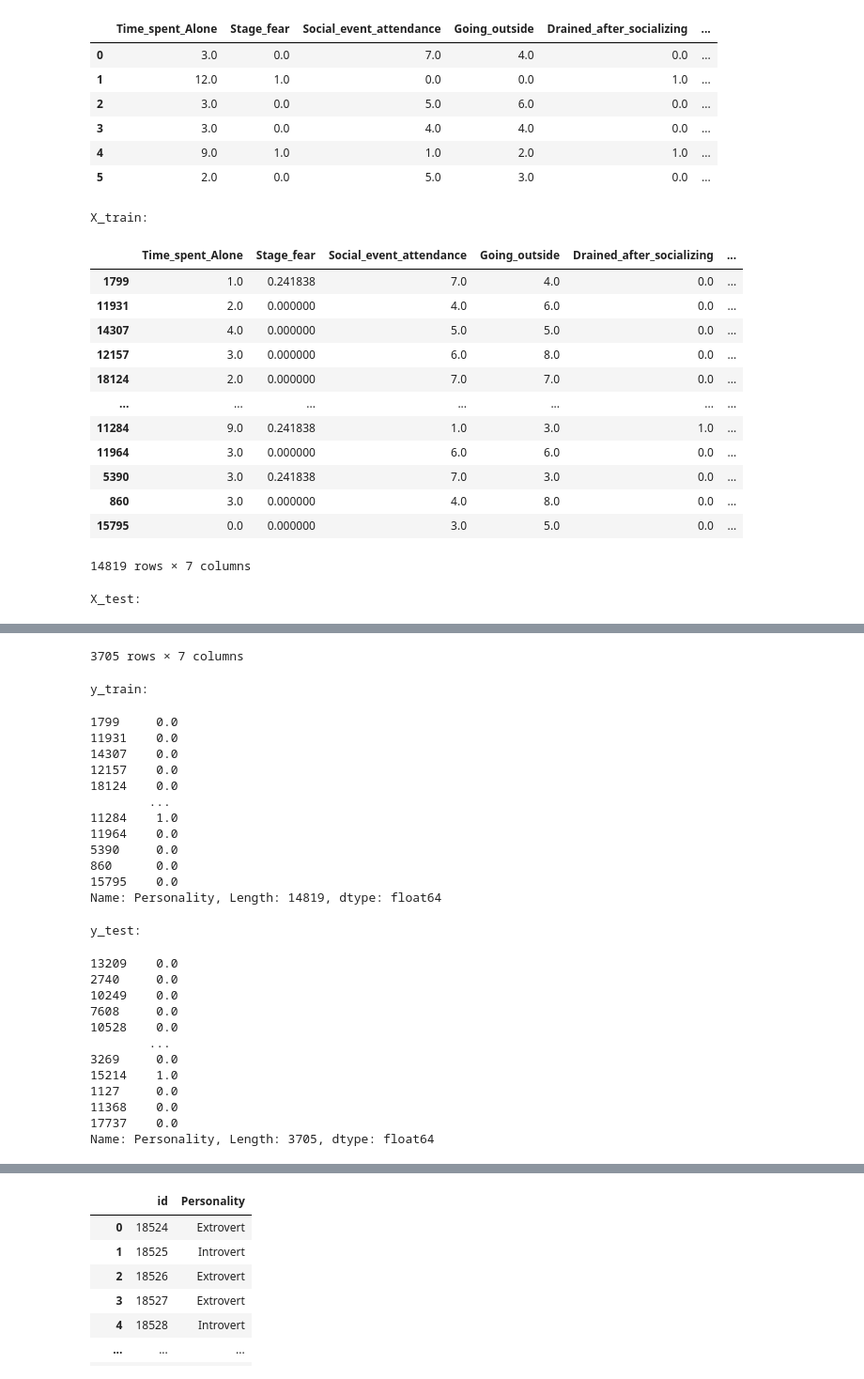
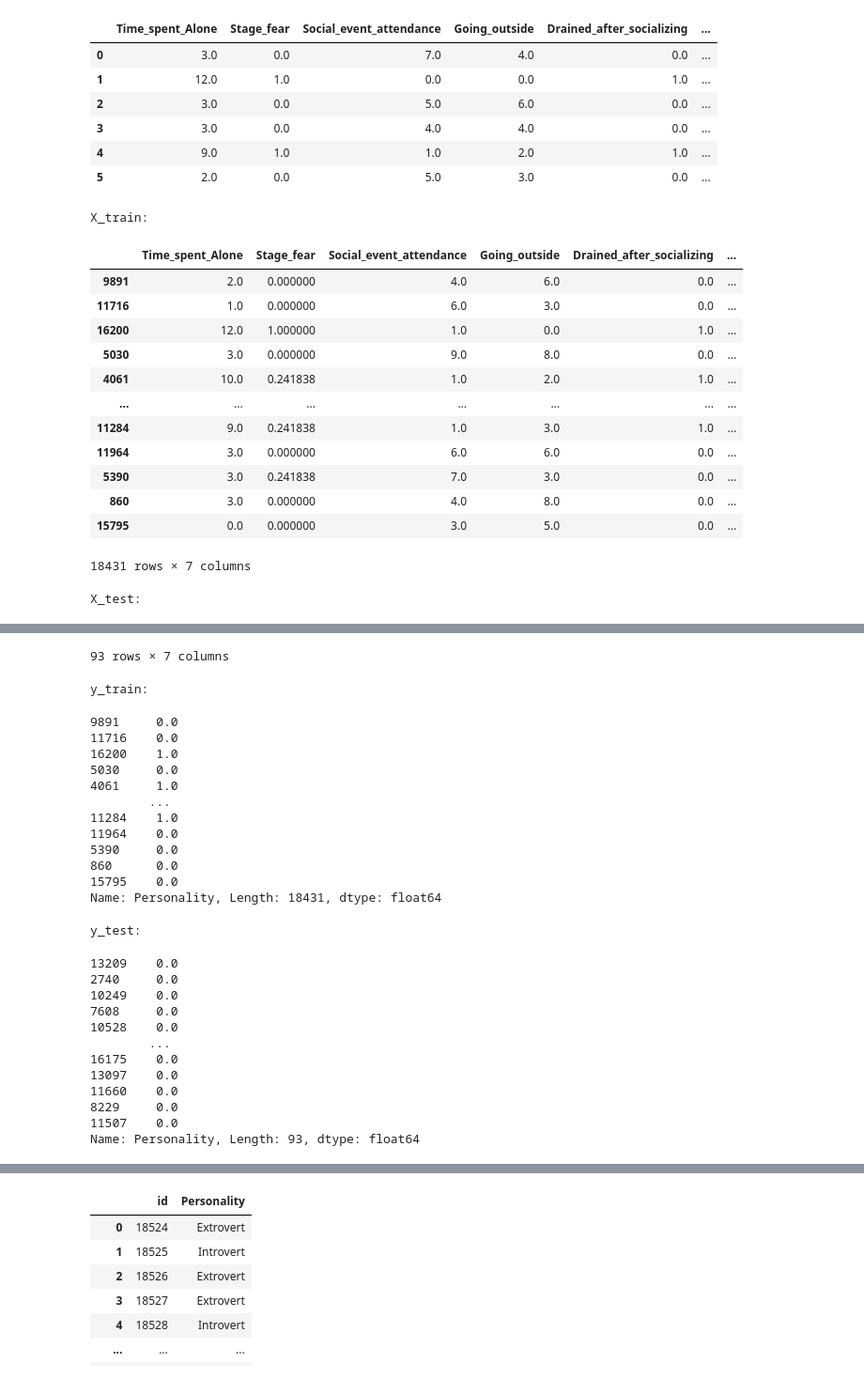
Before and after one commit to P1N60/introvert_vs_extrovert_classifier, a Jupyter notebook: notebooks/main.ipynb, the cells around one changed output, grey strips where cells are left out. Shown: that part at 94% size. Cells and saved outputs as stored; diff of their text form; code cells hidden in the pictures.

Commit message:
9. attempt reduced test size

```diff
--- a/notebooks/main.ipynb
+++ b/notebooks/main.ipynb
@@ -69,34 +69,34 @@ Cleaned Test DataFrame:
 # %%
 df = train_df
 X_train, X_test, y_train, y_test = train_test_split(
     df.drop(["Personality"], axis=1),
     df["Personality"],
-    test_size=0.20,
+    test_size=0.005,
     random_state=42
 )
 
 print("X_train:")
 display(X_train)
 print("X_test:")
 display(X_test)
 print("y_train:")
 display(y_train)
 print("y_test:")
 display(y_test)
 # %% [output]
 X_train:
 |  | Time_spent_Alone | Stage_fear | Social_event_attendance | Going_outside | Drained_after_socializing | ... |
-| 1799 | 1.0 | 0.241838 | 7.0 | 4.0 | 0.0 | ... |
-| 11931 | 2.0 | 0.000000 | 4.0 | 6.0 | 0.0 | ... |
-| 14307 | 4.0 | 0.000000 | 5.0 | 5.0 | 0.0 | ... |
-| 12157 | 3.0 | 0.000000 | 6.0 | 8.0 | 0.0 | ... |
-| 18124 | 2.0 | 0.000000 | 7.0 | 7.0 | 0.0 | ... |
+| 9891 | 2.0 | 0.000000 | 4.0 | 6.0 | 0.0 | ... |
+| 11716 | 1.0 | 0.000000 | 6.0 | 3.0 | 0.0 | ... |
+| 16200 | 12.0 | 1.000000 | 1.0 | 0.0 | 1.0 | ... |
+| 5030 | 3.0 | 0.000000 | 9.0 | 8.0 | 0.0 | ... |
+| 4061 | 10.0 | 0.241838 | 1.0 | 2.0 | 1.0 | ... |
 | ... | ... | ... | ... | ... | ... | ... |
 | 11284 | 9.0 | 0.241838 | 1.0 | 3.0 | 1.0 | ... |
 | 11964 | 3.0 | 0.000000 | 6.0 | 6.0 | 0.0 | ... |
 | 5390 | 3.0 | 0.241838 | 7.0 | 3.0 | 0.0 | ... |
 | 860 | 3.0 | 0.000000 | 4.0 | 8.0 | 0.0 | ... |
 | 15795 | 0.0 | 0.000000 | 3.0 | 5.0 | 0.0 | ... |
-14819 rows × 7 columns
+18431 rows × 7 columns
 X_test:
 |  | Time_spent_Alone | Stage_fear | Social_event_attendance | Going_outside | Drained_after_socializing | ... |
@@ -114,17 +114,17 @@ X_test:
-3705 rows × 7 columns
+93 rows × 7 columns
 y_train:
-1799     0.0
-11931    0.0
-14307    0.0
-12157    0.0
-18124    0.0
+9891     0.0
+11716    0.0
+16200    1.0
+5030     0.0
+4061     1.0
         ...
 11284    1.0
 11964    0.0
 5390     0.0
 860      0.0
 15795    0.0
-Name: Personality, Length: 14819, dtype: float64
+Name: Personality, Length: 18431, dtype: float64
 y_test:
 13209    0.0
 2740     0.0
@@ -132,12 +132,12 @@ y_test:
 7608     0.0
 10528    0.0
         ...
-3269     0.0
-15214    1.0
-1127     0.0
-11368    0.0
-17737    0.0
-Name: Personality, Length: 3705, dtype: float64
+16175    0.0
+13097    0.0
+11660    0.0
+8229     0.0
+11507    0.0
+Name: Personality, Length: 93, dtype: float64
 # %%
 baysian_model = GaussianNB()
 baysian_model.fit(X_train, y_train)
```
Also changed, not shown: parts of 6 cells of this notebook, 1 other file.
